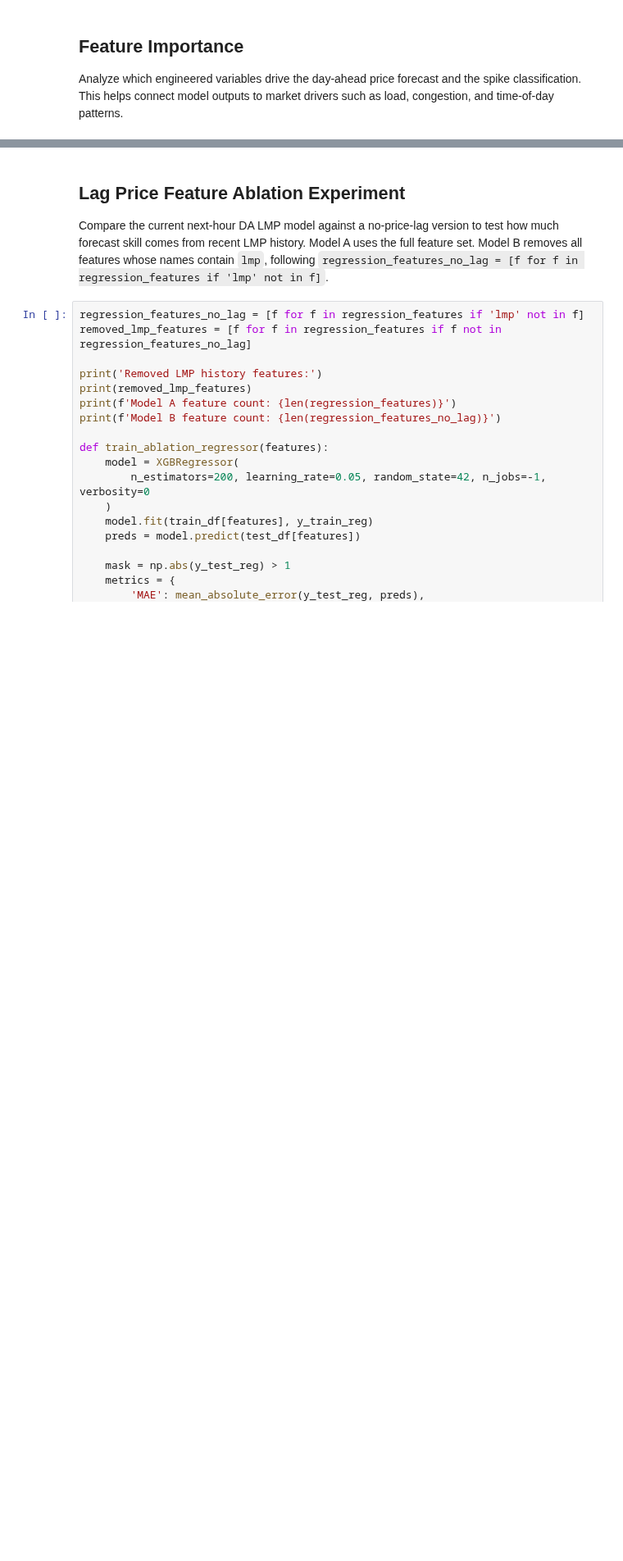
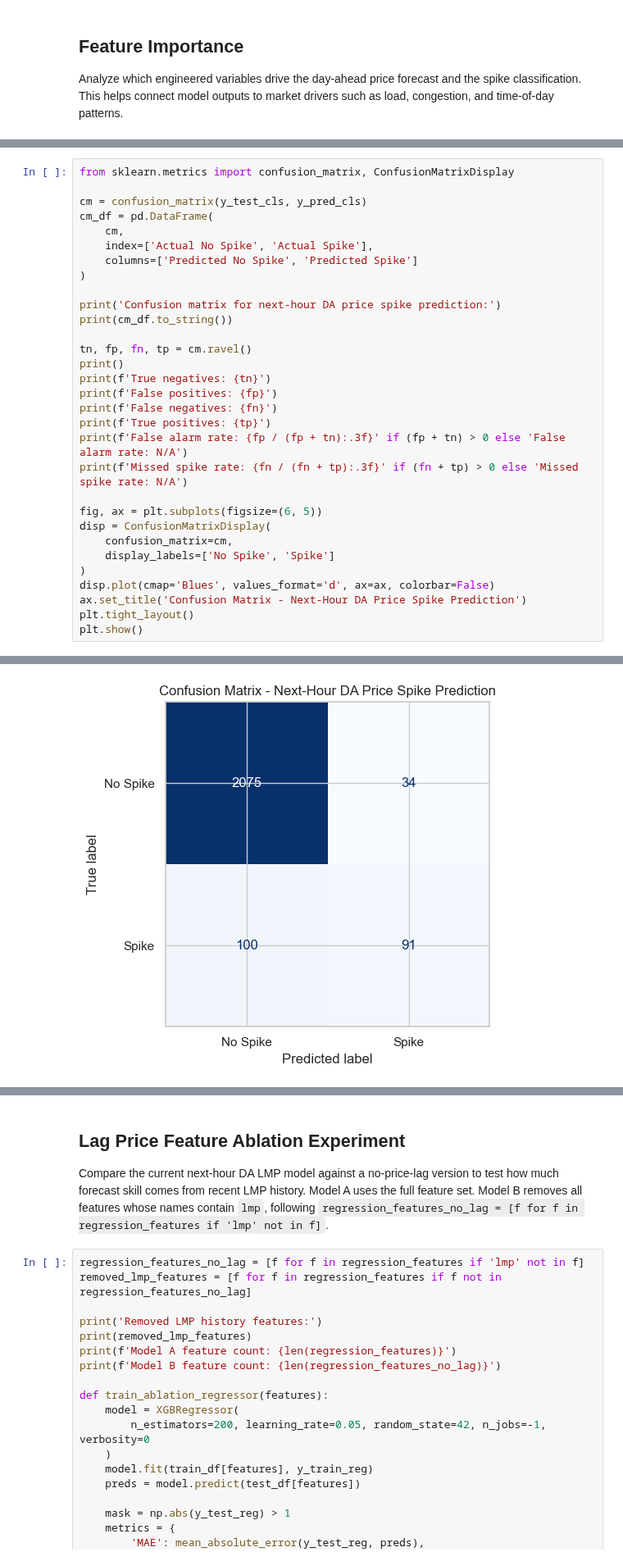
Before and after one commit to Sophie-WZR/pjm-energy-market-forecasting, a Jupyter notebook: notebooks/03_pjm_lmp_market_forecasting.ipynb, the cells around one changed output, grey strips where cells are left out. Shown at 82% size. Saved outputs shown, nothing was run; the diff lists cells and outputs as text; blank space fills up the shorter version.

```diff
--- a/notebooks/03_pjm_lmp_market_forecasting.ipynb
+++ b/notebooks/03_pjm_lmp_market_forecasting.ipynb
@@ -399,0 +481,32 @@ shap is not installed in this environment. Install shap to generate SHAP interpr
+# %%
+from sklearn.metrics import confusion_matrix, ConfusionMatrixDisplay
+
+cm = confusion_matrix(y_test_cls, y_pred_cls)
+cm_df = pd.DataFrame(
+    cm,
+    index=['Actual No Spike', 'Actual Spike'],
+    columns=['Predicted No Spike', 'Predicted Spike']
+)
+
+print('Confusion matrix for next-hour DA price spike prediction:')
+print(cm_df.to_string())
+
+tn, fp, fn, tp = cm.ravel()
+print()
+print(f'True negatives: {tn}')
+print(f'False positives: {fp}')
+print(f'False negatives: {fn}')
+print(f'True positives: {tp}')
+print(f'False alarm rate: {fp / (fp + tn):.3f}' if (fp + tn) > 0 else 'False alarm rate: N/A')
+print(f'Missed spike rate: {fn / (fn + tp):.3f}' if (fn + tp) > 0 else 'Missed spike rate: N/A')
+
+fig, ax = plt.subplots(figsize=(6, 5))
+disp = ConfusionMatrixDisplay(
+    confusion_matrix=cm,
+    display_labels=['No Spike', 'Spike']
+)
+disp.plot(cmap='Blues', values_format='d', ax=ax, colorbar=False)
+ax.set_title('Confusion Matrix - Next-Hour DA Price Spike Prediction')
+plt.tight_layout()
+plt.show()
+# %% [output]
@@ -399,0 +524 @@ shap is not installed in this environment. Install shap to generate SHAP interpr
+[figure, added]
```
Also changed, not shown: parts of 21 cells of this notebook, 44 other files.
